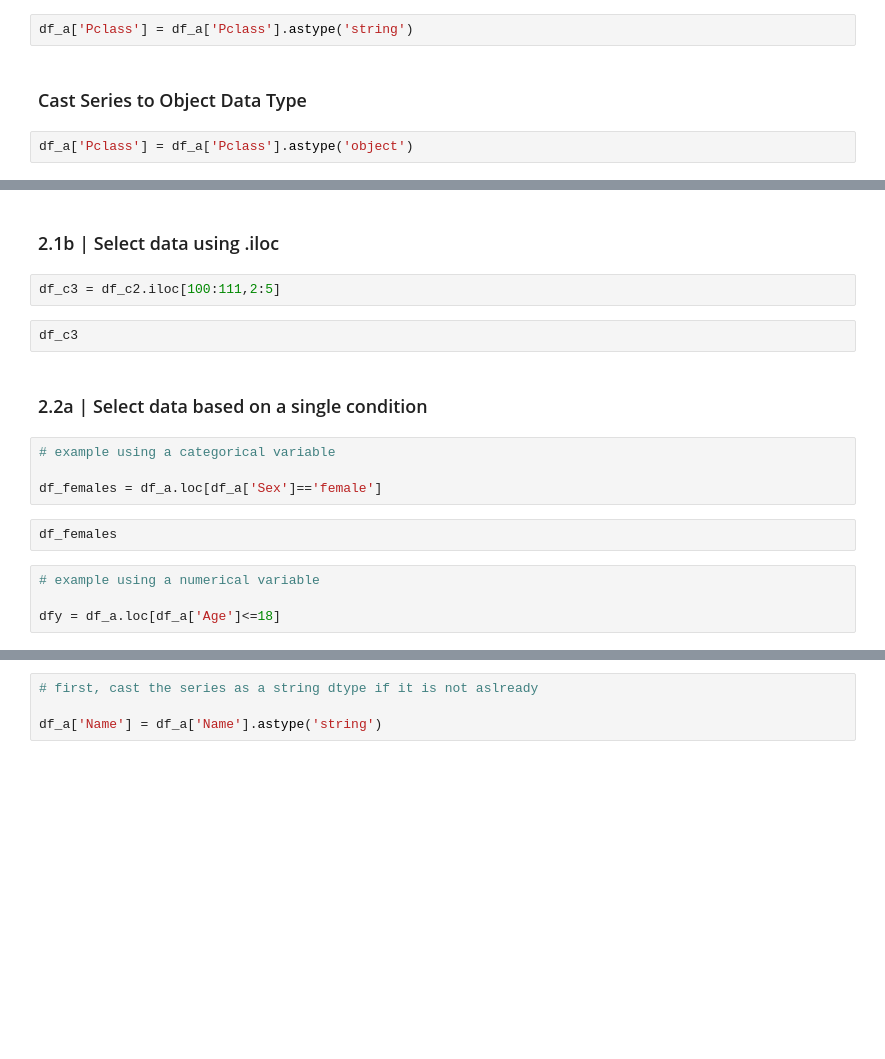
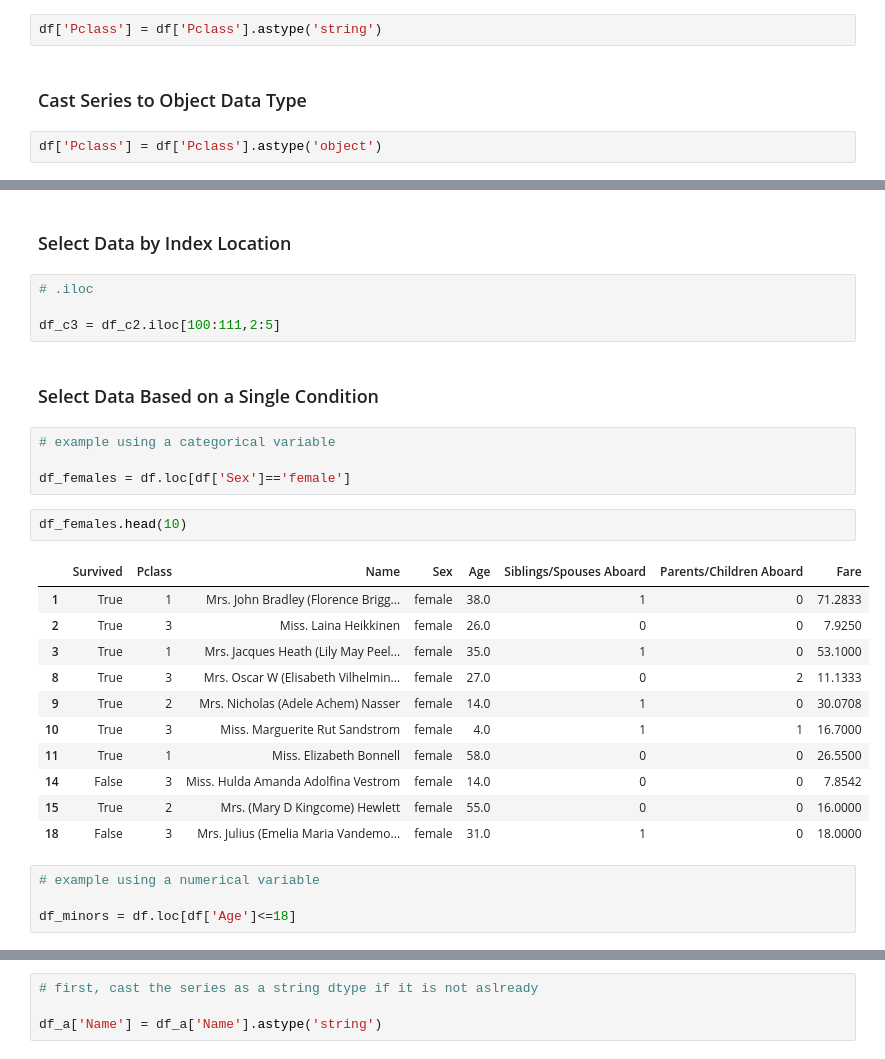
Before and after one commit to davidwhitemsm/cookbooks, a Jupyter notebook: exploratory_data_analysis_with_python_cookbook.ipynb, the cells around one changed output, grey strips where cells are left out. Saved outputs shown, nothing was run; the diff lists cells and outputs as text; blank space fills up the shorter version.

```diff
--- a/exploratory_data_analysis_with_python_cookbook.ipynb
+++ b/exploratory_data_analysis_with_python_cookbook.ipynb
@@ -211,8 +211,8 @@ df['Survived'] = df['Survived'].astype('bool')
 # %% [markdown]
 ### Cast Series to String Data Type
 # %%
-df_a['Pclass'] = df_a['Pclass'].astype('string')
+df['Pclass'] = df['Pclass'].astype('string')
 # %% [markdown]
 ### Cast Series to Object Data Type
 # %%
-df_a['Pclass'] = df_a['Pclass'].astype('object')
+df['Pclass'] = df['Pclass'].astype('object')
@@ -271,19 +233,31 @@ df_c2.columns
 # %% [markdown]
-### 2.1b | Select data using .iloc
+### Select Data by Index Location
 # %%
+# .iloc
+
 df_c3 = df_c2.iloc[100:111,2:5]
-# %%
-df_c3
 # %% [markdown]
-### 2.2a | Select data based on a single condition
+### Select Data Based on a Single Condition
 # %%
 # example using a categorical variable
 
-df_females = df_a.loc[df_a['Sex']=='female']
+df_females = df.loc[df['Sex']=='female']
 # %%
-df_females
+df_females.head(10)
+# %% [output]
+|  | Survived | Pclass | Name | Sex | Age | Siblings/Spouses Aboard | Parents/Children Aboard | Fare |
+| 1 | True | 1 | Mrs. John Bradley (Florence Brigg... | female | 38.0 | 1 | 0 | 71.2833 |
+| 2 | True | 3 | Miss. Laina Heikkinen | female | 26.0 | 0 | 0 | 7.9250 |
+| 3 | True | 1 | Mrs. Jacques Heath (Lily May Peel... | female | 35.0 | 1 | 0 | 53.1000 |
+| 8 | True | 3 | Mrs. Oscar W (Elisabeth Vilhelmin... | female | 27.0 | 0 | 2 | 11.1333 |
+| 9 | True | 2 | Mrs. Nicholas (Adele Achem) Nasser | female | 14.0 | 1 | 0 | 30.0708 |
+| 10 | True | 3 | Miss. Marguerite Rut Sandstrom | female | 4.0 | 1 | 1 | 16.7000 |
+| 11 | True | 1 | Miss. Elizabeth Bonnell | female | 58.0 | 0 | 0 | 26.5500 |
+| 14 | False | 3 | Miss. Hulda Amanda Adolfina Vestrom | female | 14.0 | 0 | 0 | 7.8542 |
+| 15 | True | 2 | Mrs. (Mary D Kingcome) Hewlett | female | 55.0 | 0 | 0 | 16.0000 |
+| 18 | False | 3 | Mrs. Julius (Emelia Maria Vandemo... | female | 31.0 | 1 | 0 | 18.0000 |
 # %%
 # example using a numerical variable
 
-dfy = df_a.loc[df_a['Age']<=18]
+df_minors = df.loc[df['Age']<=18]
 # %%
```
Also changed, not shown: parts of 151 cells of this notebook.
